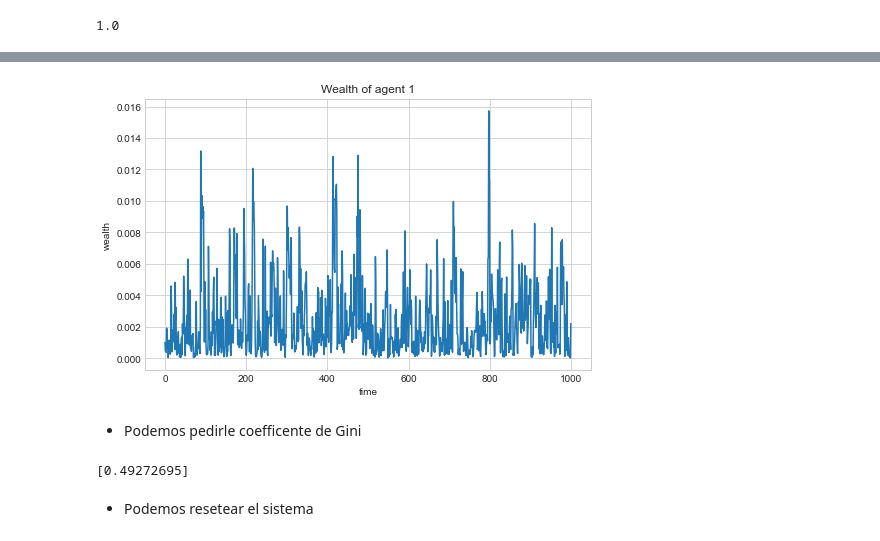
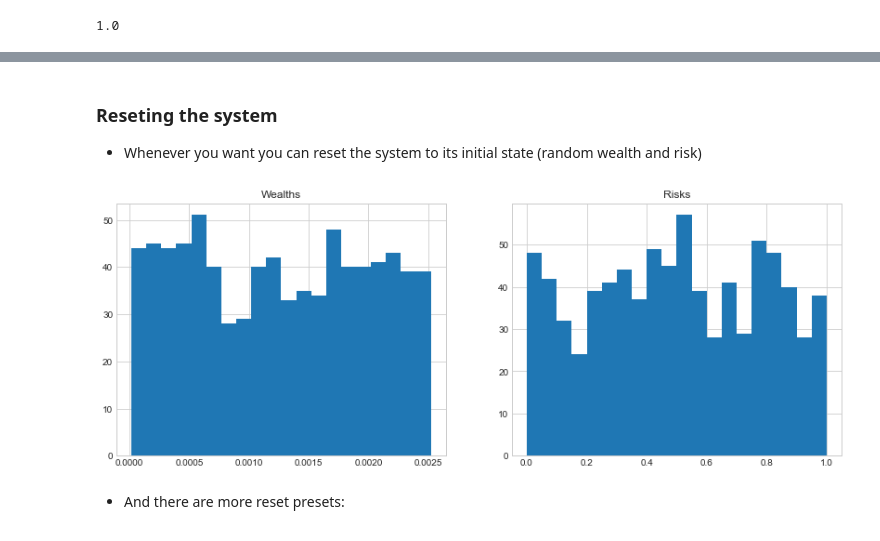
Before and after one commit to Qsanti/cuTradeNet, a Jupyter notebook: Models&Demo/Demo.ipynb, the cells around one changed output, grey strips where cells are left out. Saved outputs shown, nothing was run; the diff lists cells and outputs as text; code cells hidden in the pictures.

Commit message:
Demo in stable state

```diff
--- a/Models&Demo/Demo.ipynb
+++ b/Models&Demo/Demo.ipynb
@@ -114,19 +141,21 @@ Wi=S.follow(1000,agent=5)
-# %%
-fig, ax=plt.subplots(1,1,figsize=(8,5))
-
-ax.plot(Wi)
-ax.set_title('Wealth of agent 1')
-ax.set_xlabel('time')
-ax.set_ylabel('wealth')
-
-plt.show()
-# %% [output]
-[figure, removed]
-# %% [markdown]
-* Podemos pedirle coefficente de Gini
-# %%
-print(S.Gini())
-# %% [output]
-[0.49272695]
-# %% [markdown]
-* Podemos resetear el sistema
+# %% [markdown]
+### Reseting the system
+
+* Whenever you want you can reset the system to its initial state (random wealth and risk)
+# %%
+S.reset()
+W=S.wealths
+R=S.risks
+
+fig,Ax=plt.subplots(1,2,figsize=(14,5))
+
+Ax[0].hist(W,bins=20)
+Ax[0].set_title('Wealths')
+Ax[1].hist(R,bins=20)
+Ax[1].set_title('Risks')
+
+plt.show()
+# %% [output]
+[figure, added]
+# %% [markdown]
+* And there are more reset presets:
```
Also changed, not shown: parts of 54 cells of this notebook.
